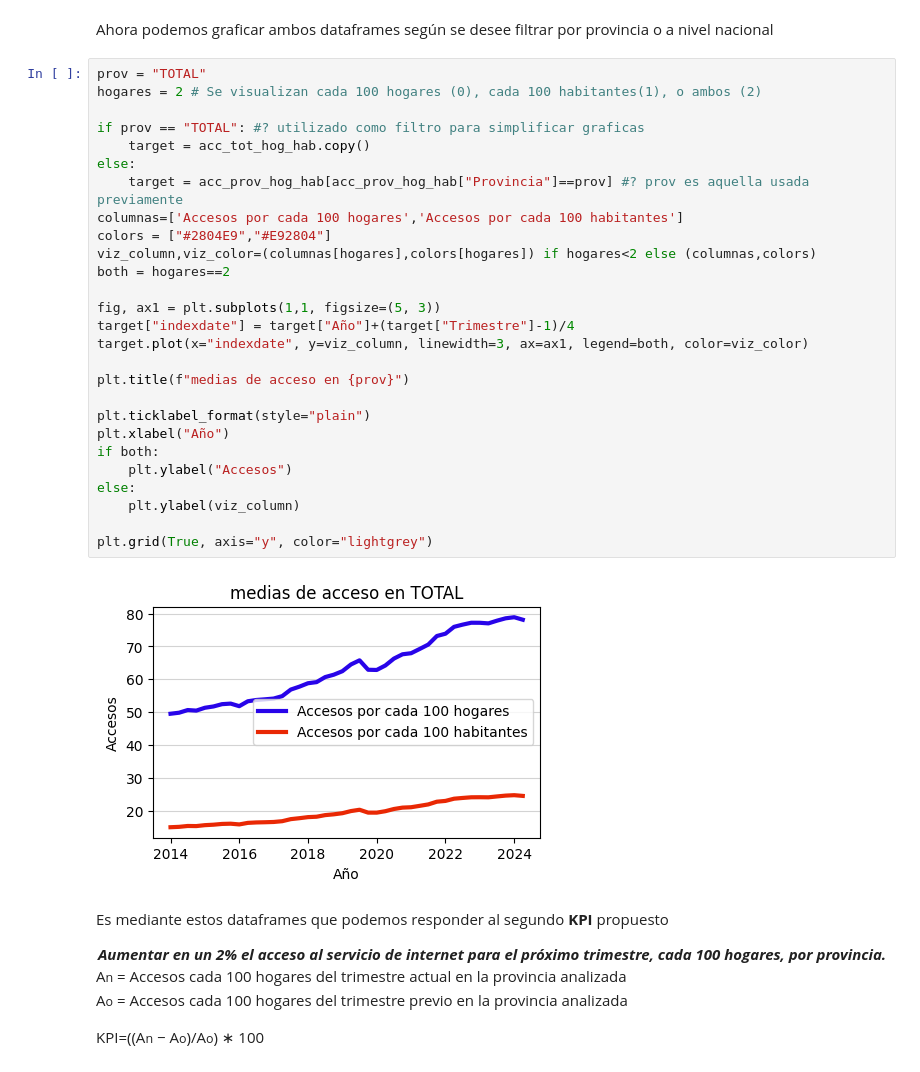
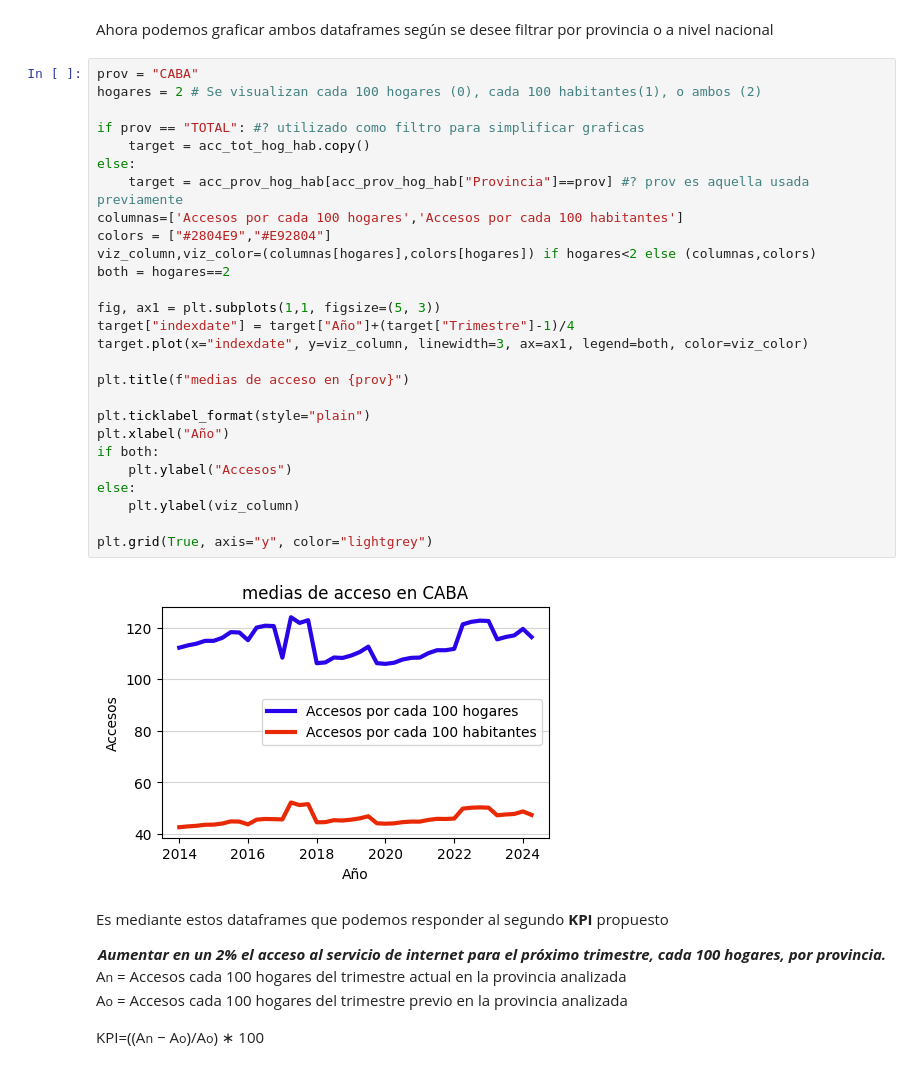
Before and after one commit to JorgeLuisSR/Proyecto-DataAnalitycs-InternetENACOM, a Jupyter notebook: EDA.ipynb, the cells around one changed output. Drawn from its saved outputs; the diff is of its cells as text.

```diff
--- a/EDA.ipynb
+++ b/EDA.ipynb
@@ -371,34 +373,34 @@ acc_tot_hog_hab.rename(columns={"Accesos por cada 100 hab":"Accesos por cada 100
 # %% [markdown]
 Ahora podemos graficar ambos dataframes según se desee filtrar por provincia o a nivel nacional
 # %%
-prov = "TOTAL"
+prov = "CABA"
 hogares = 2 # Se visualizan cada 100 hogares (0), cada 100 habitantes(1), o ambos (2)
 
 if prov == "TOTAL": #? utilizado como filtro para simplificar graficas
     target = acc_tot_hog_hab.copy()
 else:
     target = acc_prov_hog_hab[acc_prov_hog_hab["Provincia"]==prov] #? prov es aquella usada previamente
 columnas=['Accesos por cada 100 hogares','Accesos por cada 100 habitantes']
 colors = ["#2804E9","#E92804"]
 viz_column,viz_color=(columnas[hogares],colors[hogares]) if hogares<2 else (columnas,colors)
 both = hogares==2
 
 fig, ax1 = plt.subplots(1,1, figsize=(5, 3))
 target["indexdate"] = target["Año"]+(target["Trimestre"]-1)/4
 target.plot(x="indexdate", y=viz_column, linewidth=3, ax=ax1, legend=both, color=viz_color)
 
 plt.title(f"medias de acceso en {prov}")
 
 plt.ticklabel_format(style="plain")
 plt.xlabel("Año")
 if both:
     plt.ylabel("Accesos")
 else:
     plt.ylabel(viz_column)
 
 plt.grid(True, axis="y", color="lightgrey")
 # %% [output]
-[figure, old version]
+[figure, new version]
 # %% [markdown]
 Es mediante estos dataframes que podemos responder al segundo **KPI** propuesto
 
```
Also changed, not shown: parts of 1 cell of this notebook.
